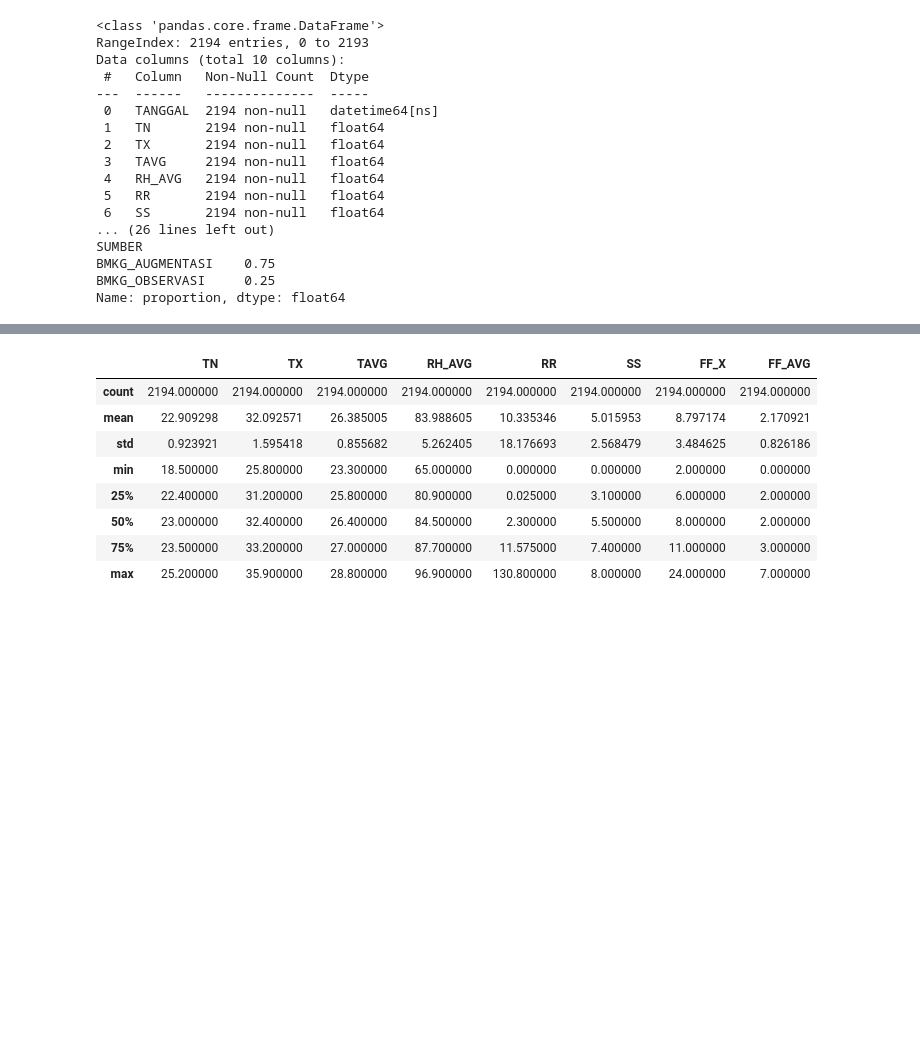
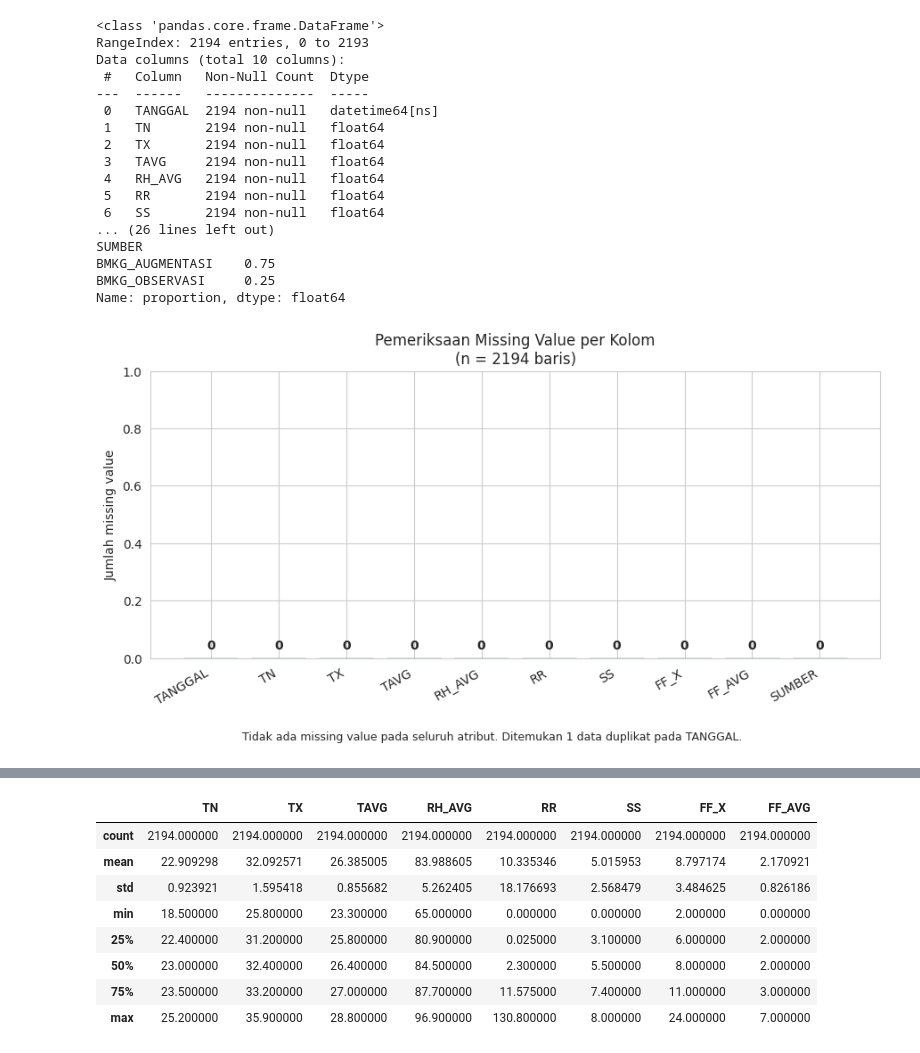
Before and after one commit to erstuu/prediksi-curah-hujan-random-forest, a Jupyter notebook: [1]_02_crisp_dm_prediksi_curah_hujan.ipynb, the cells around one changed output, grey strips where cells are left out. Cells and saved outputs as stored; diff of their text form; code cells hidden in the pictures; blank space fills up the shorter version.

Commit message:
feat: added plotting

```diff
--- a/[1]_02_crisp_dm_prediksi_curah_hujan.ipynb
+++ b/[1]_02_crisp_dm_prediksi_curah_hujan.ipynb
@@ -85,3 +90,22 @@ SUMBER
 BMKG_AUGMENTASI    0.75
 BMKG_OBSERVASI     0.25
 Name: proportion, dtype: float64
+# %%
+# Plot 1: Missing value per kolom
+missing = df_raw2.isna().sum()
+n_dup = df_raw2['TANGGAL'].duplicated().sum()
+
+fig, ax = plt.subplots(figsize=(9, 4.5))
+bars = ax.bar(missing.index, missing.values, color='#5DCAA5', edgecolor='#0F6E56')
+ax.set_ylim(0, 1)
+ax.set_ylabel('Jumlah missing value')
+ax.set_title(f'Pemeriksaan Missing Value per Kolom\n(n = {len(df_raw2)} baris)')
+for b, v in zip(bars, missing.values):
+    ax.text(b.get_x() + b.get_width()/2, 0.03, str(v), ha='center', fontweight='bold')
+plt.xticks(rotation=30, ha='right')
+plt.figtext(0.5, -0.05, f'Tidak ada missing value pada seluruh atribut. Ditemukan {n_dup} data duplikat pada TANGGAL.',
+            ha='center', fontsize=9)
+plt.tight_layout()
+plt.show()
+# %% [output]
+[figure, added]
```
Also changed, not shown: parts of 3 cells of this notebook.
